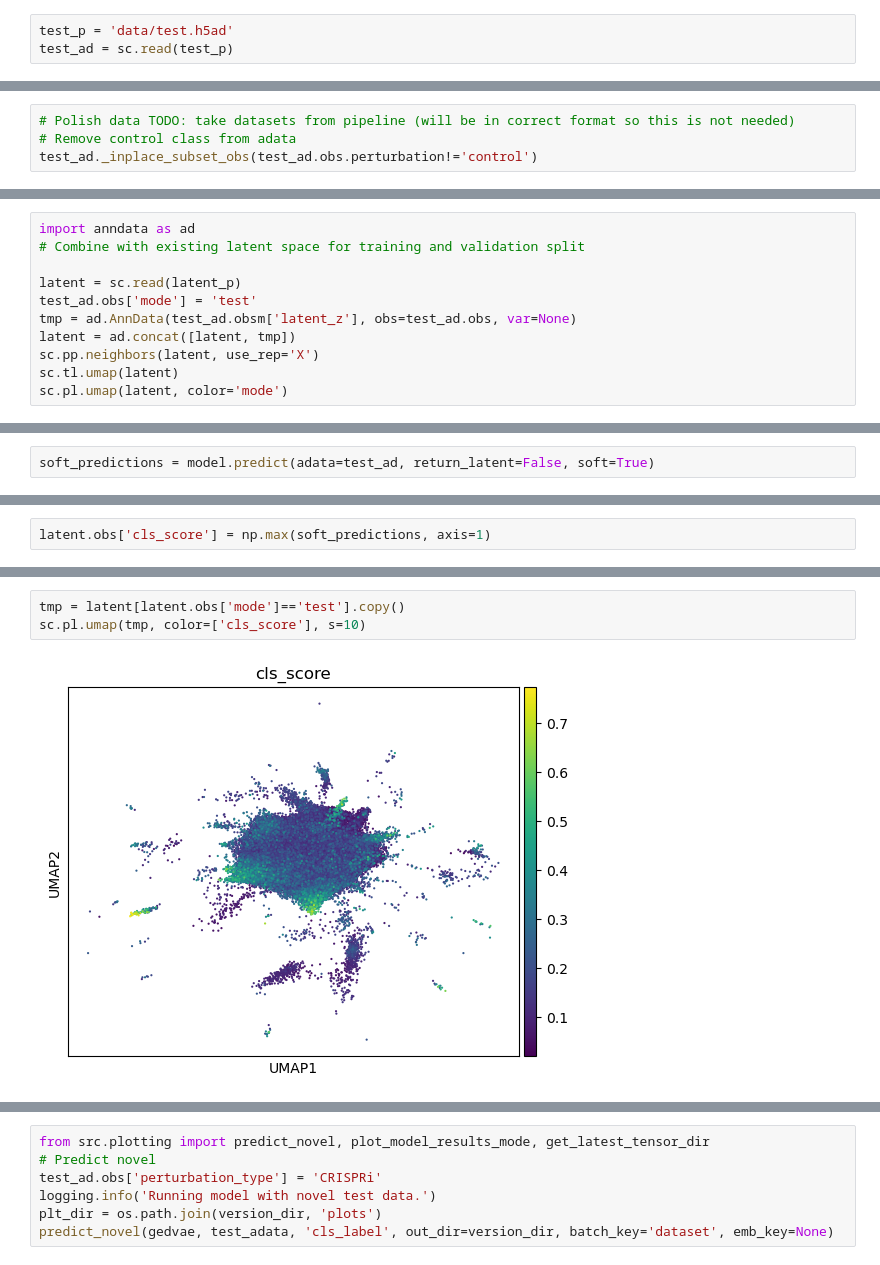
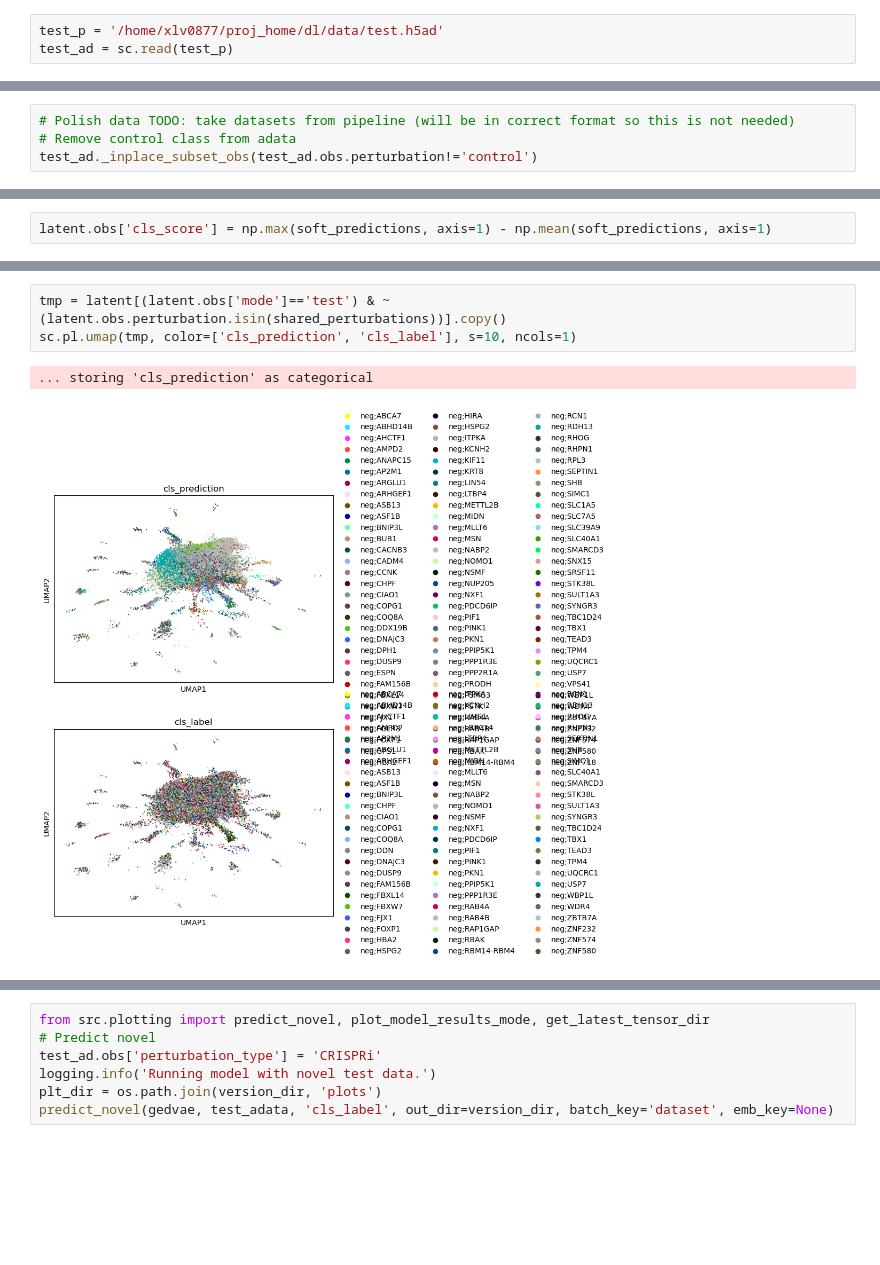
Before and after one commit to GoyalLab/ExPert, a Jupyter notebook: vae/notebooks/Predict.ipynb, the cells around one changed output, grey strips where cells are left out. Cells and saved outputs as stored; diff of their text form; blank space fills up the shorter version.

```diff
--- a/vae/notebooks/Predict.ipynb
+++ b/vae/notebooks/Predict.ipynb
@@ -47,7 +47,7 @@ Training status: Trained
 # %% [markdown]
 #### Load test data
 # %%
-test_p = 'data/test.h5ad'
+test_p = '/home/xlv0877/proj_home/dl/data/test.h5ad'
 test_ad = sc.read(test_p)
 # %%
 shared_perturbations = set(adata.obs.perturbation.unique()).intersection(test_ad.obs.perturbation.unique())
@@ -96,11 +95,0 @@ test_ad.obsm['latent_z'] = model.get_latent_representation(adata=test_ad)
-# %%
-import anndata as ad
-# Combine with existing latent space for training and validation split
-
-latent = sc.read(latent_p)
-test_ad.obs['mode'] = 'test'
-tmp = ad.AnnData(test_ad.obsm['latent_z'], obs=test_ad.obs, var=None)
-latent = ad.concat([latent, tmp])
-sc.pp.neighbors(latent, use_rep='X')
-sc.tl.umap(latent)
-sc.pl.umap(latent, color='mode')
@@ -147,2 +95,0 @@ report.sort_values('f1-score', ascending=False).head(10)
-# %%
-soft_predictions = model.predict(adata=test_ad, return_latent=False, soft=True)
@@ -149,2 +131,2 @@ soft_predictions = model.predict(adata=test_ad, return_latent=False, soft=True)
 # %%
-latent.obs['cls_score'] = np.max(soft_predictions, axis=1)
+latent.obs['cls_score'] = np.max(soft_predictions, axis=1) - np.mean(soft_predictions, axis=1)
@@ -160,5 +133,6 @@ sns.boxenplot(pl_df, x='value', y='cell_barcode')
 # %%
-tmp = latent[latent.obs['mode']=='test'].copy()
-sc.pl.umap(tmp, color=['cls_score'], s=10)
+tmp = latent[(latent.obs['mode']=='test') & ~(latent.obs.perturbation.isin(shared_perturbations))].copy()
+sc.pl.umap(tmp, color=['cls_prediction', 'cls_label'], s=10, ncols=1)
 # %% [output]
+... storing 'cls_prediction' as categorical
-[figure, old version]
+[figure, new version]
```
Also changed, not shown: parts of 29 cells of this notebook, 17 other files.
